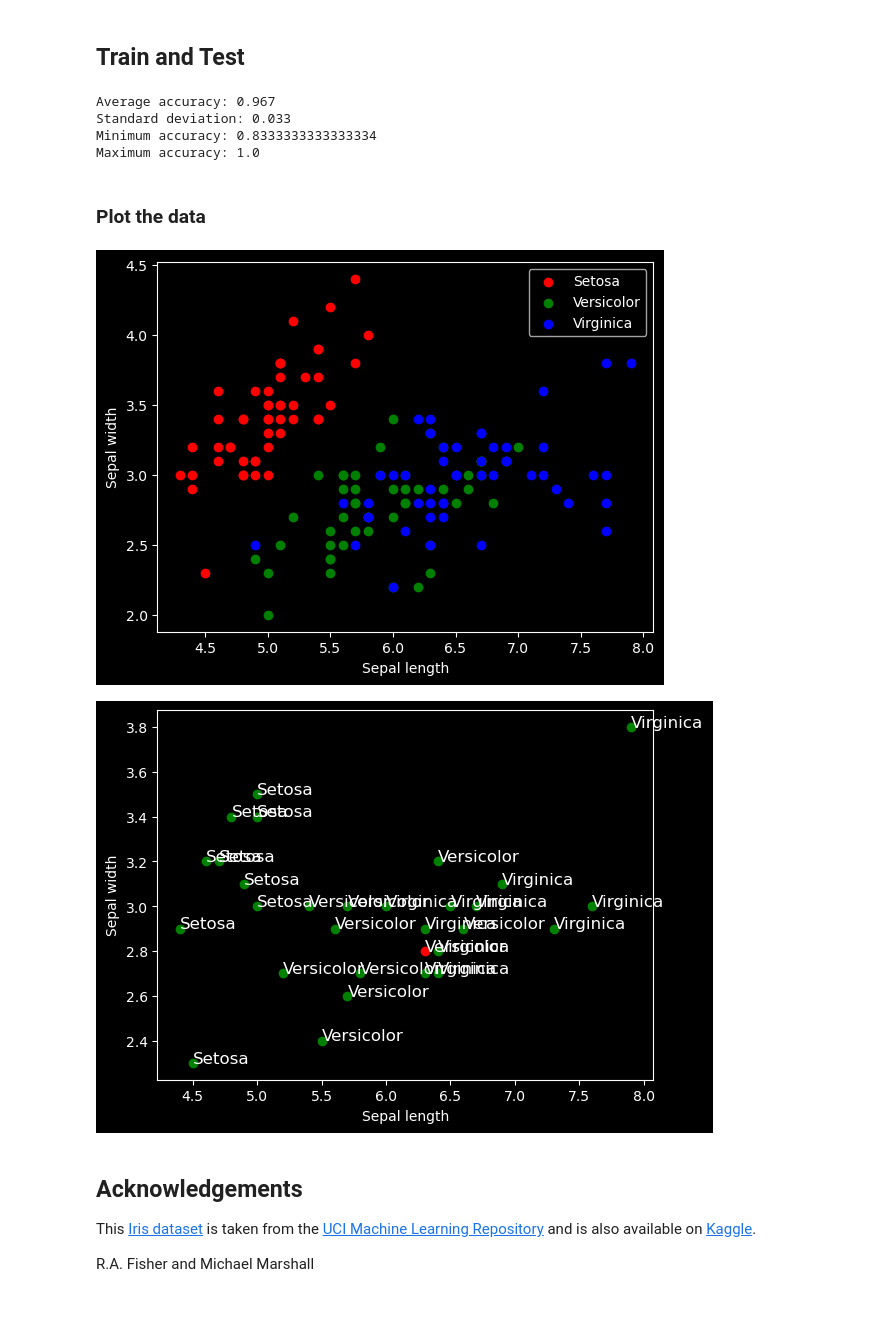
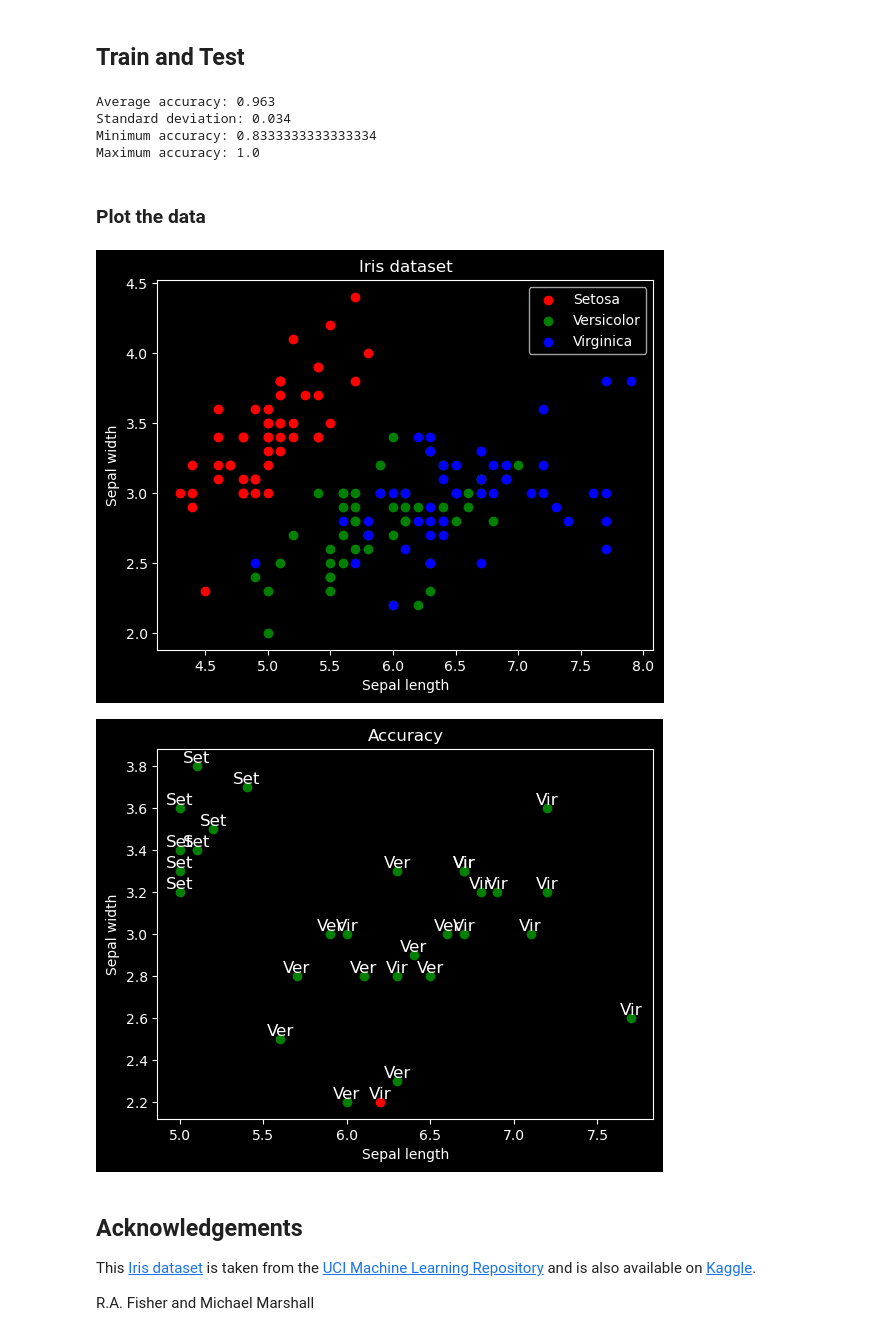
Before and after one commit to nmkzzztos/6_MKI, a Jupyter notebook: algorithms/supervised/classification/KNeighborsClassifier.ipynb, the cells around one changed output. Saved outputs shown, nothing was run; the diff lists cells and outputs as text; code cells hidden in the pictures; blank space fills up the shorter version.

```diff
--- a/algorithms/supervised/classification/KNeighborsClassifier.ipynb
+++ b/algorithms/supervised/classification/KNeighborsClassifier.ipynb
@@ -33,9 +33,16 @@ class KNeighborsClassifier:
     '''
     K-Nearest Neighbors Classifier
 
-    Args:
-        k: number of neighbors to consider
-        dist_metric: distance metric to
+    Attributes:
+        k (int): number of neighbors to consider
+        dist_metric (str): distance metric to
+
+    Methods:
+        _most_common(arr: np.ndarray) -> int: Get the most common element in an array
+        _calculate_distance(points: np.ndarray) -> float: Calculate distance between two points using the specified distance metric
+        fit(X: np.ndarray, y: np.ndarray) -> None: Fit the model on the training data
+        predict(X: np.ndarray) -> np.ndarray: Predict the classes of the input samples
+        evaluate(X: np.ndarray, y: np.ndarray) -> float: Evaluate the model on a test set
     '''
     def __init__(self, k: int = 5, dist_metric: str = 'euclidean') -> None:
         self.k = k
@@ -71,10 +78,25 @@ class KNeighborsClassifier:
             return np.sum(points[0] != points[1]) / len(points[0])
 
     def fit(self, X: np.ndarray, y: np.ndarray) -> None:
+        '''
+        Fit the model on the training data
+
+        Args:
+            X: 2D array with shape (n_samples, n_features)
+            y: 1D array with shape (n_samples)
+        '''
         self.X_train = X
         self.y_train = y
 
     def predict(self, X: np.ndarray) -> np.ndarray:
+        '''
+        Predict the classes of the input samples
+
+        Args:
+            X: 2D array with shape (n_samples, n_features)
+
+        Returns: 1D array with shape (n_samples)
+        '''
         predictions = []
 
         for x in X:
@@ -131,8 +153,8 @@ print(f'Standard deviation: {np.std(accuracies):.3f}')  # Standard deviation is
 print(f'Minimum accuracy: {np.min(accuracies)}')
 print(f'Maximum accuracy: {np.max(accuracies)}')
 # %% [output]
-Average accuracy: 0.967
-Standard deviation: 0.033
+Average accuracy: 0.963
+Standard deviation: 0.034
 Minimum accuracy: 0.8333333333333334
 Maximum accuracy: 1.0
 # %% [markdown]
@@ -140,35 +162,37 @@ Maximum accuracy: 1.0
 # %%
 import matplotlib.pyplot as plt
 
 # Plot iris dataset
 plt.scatter(X[y == 0][:, 0], X[y == 0][:, 1], c='r', label='Setosa')
 plt.scatter(X[y == 1][:, 0], X[y == 1][:, 1], c='g', label='Versicolor')
 plt.scatter(X[y == 2][:, 0], X[y == 2][:, 1], c='b', label='Virginica')
 plt.xlabel('Sepal length')
 plt.ylabel('Sepal width')
+plt.title('Iris dataset')
 plt.legend()
 plt.show()
 
 # Plot correctly and incorrectly classified samples with name of the species
 X_train, X_test, y_train, y_test = train_test_split(X, y, test_size=0.2)
 model.fit(X_train, y_train)
 predictions = model.predict(X_test)
 
 names = ['Setosa', 'Versicolor', 'Virginica']
 
 for i, (pred, true) in enumerate(zip(predictions, y_test)):
     if pred == true:
         plt.scatter(X_test[i][0], X_test[i][1], c='g')
     else:
         plt.scatter(X_test[i][0], X_test[i][1], c='r')
-    plt.text(X_test[i][0], X_test[i][1], names[predictions[i]], fontsize=12)
+    plt.text(X_test[i][0], X_test[i][1], names[predictions[i]][:3], fontsize=12, ha='center', va='bottom')
 
 plt.xlabel('Sepal length')
 plt.ylabel('Sepal width')
+plt.title('Accuracy')
 plt.show()
 # %% [output]
-[figure, old version]
+[figure, new version]
-[figure, old version]
+[figure, new version]
 # %% [markdown]
 ## Acknowledgements
 This [Iris dataset](https://archive.ics.uci.edu/ml/datasets/iris) is taken from the [UCI Machine Learning Repository](https://archive-beta.ics.uci.edu/dataset/53/iris) and is also available on [Kaggle](https://www.kaggle.com/uciml/iris).
```
Also changed, not shown: 15 other files.
